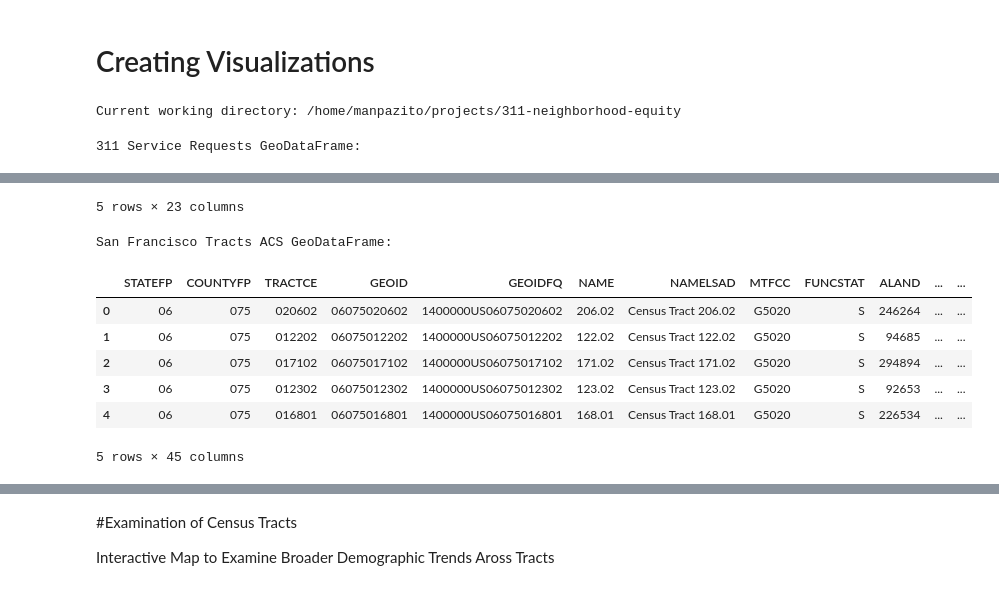
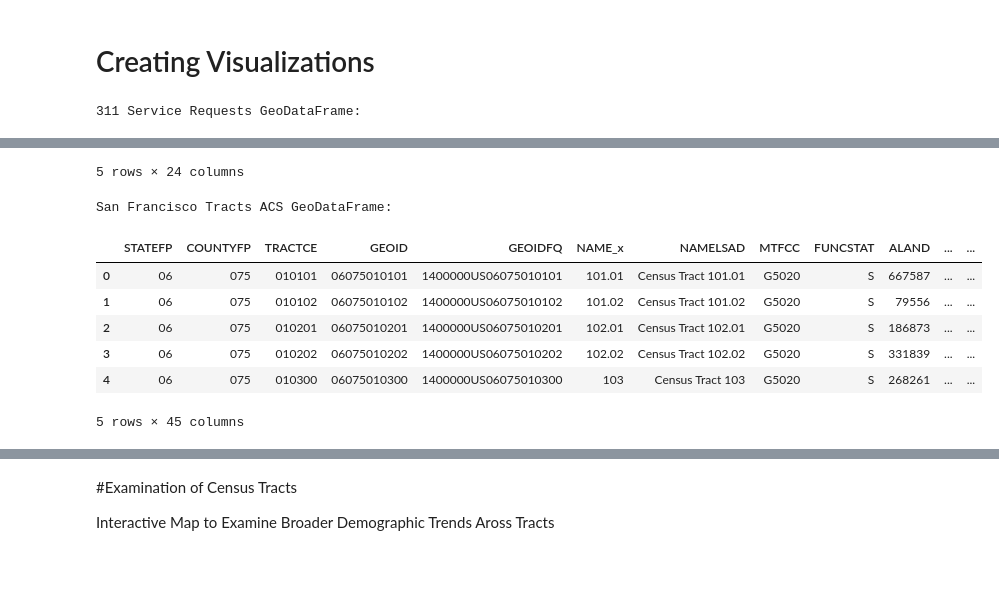
Before and after one commit to manpazito/311-neighborhood-equity, a Jupyter notebook: notebooks/data_analysis.ipynb, the cells around one changed output, grey strips where cells are left out. Cells and saved outputs as stored; diff of their text form; code cells hidden in the pictures.

Commit message:
Updated notebooks with functional codeode and more data analysis

```diff
--- a/notebooks/data_analysis.ipynb
+++ b/notebooks/data_analysis.ipynb
@@ -31,37 +31,31 @@ import geopandas as gpd
 import matplotlib.pyplot as plt
 import folium
 import os
-
-if os.getcwd().endswith("notebooks"):
-    os.chdir("../")
-print("Current working directory:", os.getcwd())
-# %% [output]
-Current working directory: /home/manpazito/projects/311-neighborhood-equity
 # %%
 # Load 311 service requests and ACS data
-serv_req_gdf = gpd.read_parquet("data/processed/serv_req_cleaned.parquet")
-sf_tracts_acs = gpd.read_file("data/processed/sf_tracts_cleaned.gpkg")
+sf_tracts_acs = gpd.read_file("../data/processed/sf_tracts_cleaned_2023.gpkg")
+serv_req_gdf = gpd.read_parquet("../data/processed/serv_req_cleaned.parquet")
 
 print("311 Service Requests GeoDataFrame:")
 display(serv_req_gdf.head())
 print("San Francisco Tracts ACS GeoDataFrame:")
 display(sf_tracts_acs.head())
 # %% [output]
 311 Service Requests GeoDataFrame:
 |  | caseid | opened | closed | updated | status | status_notes | responsible_agency | category | request_type | ... |
 | 0 | 16753587 | 2023-05-05 06:11:00 | 2023-05-05 06:49:39 | 2023-05-05 06:49:39 | Closed | Case Resolved - Pickup Completed. | Recology Abandoned | Street And Sidewalk Cleaning | Bulky Items | ... |
 | 1 | 15202335 | 2022-04-11 09:02:00 | 2023-01-06 09:11:02 | 2023-01-06 09:11:02 | Closed | Case Resolved - Case Is Resolved | Dpt Signshop Queue | Graffiti | Graffiti On Other Enter Additiona... | ... |
 | 2 | 17060945 | 2023-07-20 03:20:00 | 2023-07-20 09:04:16 | 2023-07-20 09:04:16 | Closed | Case Resolved - Pickup Completed. | Recology Abandoned | Street And Sidewalk Cleaning | Bulky Items | ... |
 | 3 | 17061575 | 2023-07-20 08:46:00 | 2023-07-21 08:42:00 | 2023-07-21 08:42:00 | Closed | Case Resolved | Dpw Ops Queue | Street And Sidewalk Cleaning | General Cleaning | ... |
 | 4 | 13438247 | 2021-02-01 09:46:48 | 2023-10-30 10:33:54 | 2023-10-30 10:33:54 | Closed | Case Resolved - This Is A Duplica... | Dpw Bsm Queue | Sidewalk Or Curb | Curb Or Curb Ramp Defect | ... |
-5 rows × 23 columns
+5 rows × 24 columns
 San Francisco Tracts ACS GeoDataFrame:
-|  | STATEFP | COUNTYFP | TRACTCE | GEOID | GEOIDFQ | NAME | NAMELSAD | MTFCC | FUNCSTAT | ALAND | ... | ... |
-| 0 | 06 | 075 | 020602 | 06075020602 | 1400000US06075020602 | 206.02 | Census Tract 206.02 | G5020 | S | 246264 | ... | ... |
-| 1 | 06 | 075 | 012202 | 06075012202 | 1400000US06075012202 | 122.02 | Census Tract 122.02 | G5020 | S | 94685 | ... | ... |
-| 2 | 06 | 075 | 017102 | 06075017102 | 1400000US06075017102 | 171.02 | Census Tract 171.02 | G5020 | S | 294894 | ... | ... |
-| 3 | 06 | 075 | 012302 | 06075012302 | 1400000US06075012302 | 123.02 | Census Tract 123.02 | G5020 | S | 92653 | ... | ... |
-| 4 | 06 | 075 | 016801 | 06075016801 | 1400000US06075016801 | 168.01 | Census Tract 168.01 | G5020 | S | 226534 | ... | ... |
+|  | STATEFP | COUNTYFP | TRACTCE | GEOID | GEOIDFQ | NAME_x | NAMELSAD | MTFCC | FUNCSTAT | ALAND | ... | ... |
+| 0 | 06 | 075 | 010101 | 06075010101 | 1400000US06075010101 | 101.01 | Census Tract 101.01 | G5020 | S | 667587 | ... | ... |
+| 1 | 06 | 075 | 010102 | 06075010102 | 1400000US06075010102 | 101.02 | Census Tract 101.02 | G5020 | S | 79556 | ... | ... |
+| 2 | 06 | 075 | 010201 | 06075010201 | 1400000US06075010201 | 102.01 | Census Tract 102.01 | G5020 | S | 186873 | ... | ... |
+| 3 | 06 | 075 | 010202 | 06075010202 | 1400000US06075010202 | 102.02 | Census Tract 102.02 | G5020 | S | 331839 | ... | ... |
+| 4 | 06 | 075 | 010300 | 06075010300 | 1400000US06075010300 | 103 | Census Tract 103 | G5020 | S | 268261 | ... | ... |
 5 rows × 45 columns
 # %%
 # Create a combined Gdf with both geometries to tie individual requests into Census Tracts
```
Also changed, not shown: parts of 14 cells of this notebook, 3 other files.
